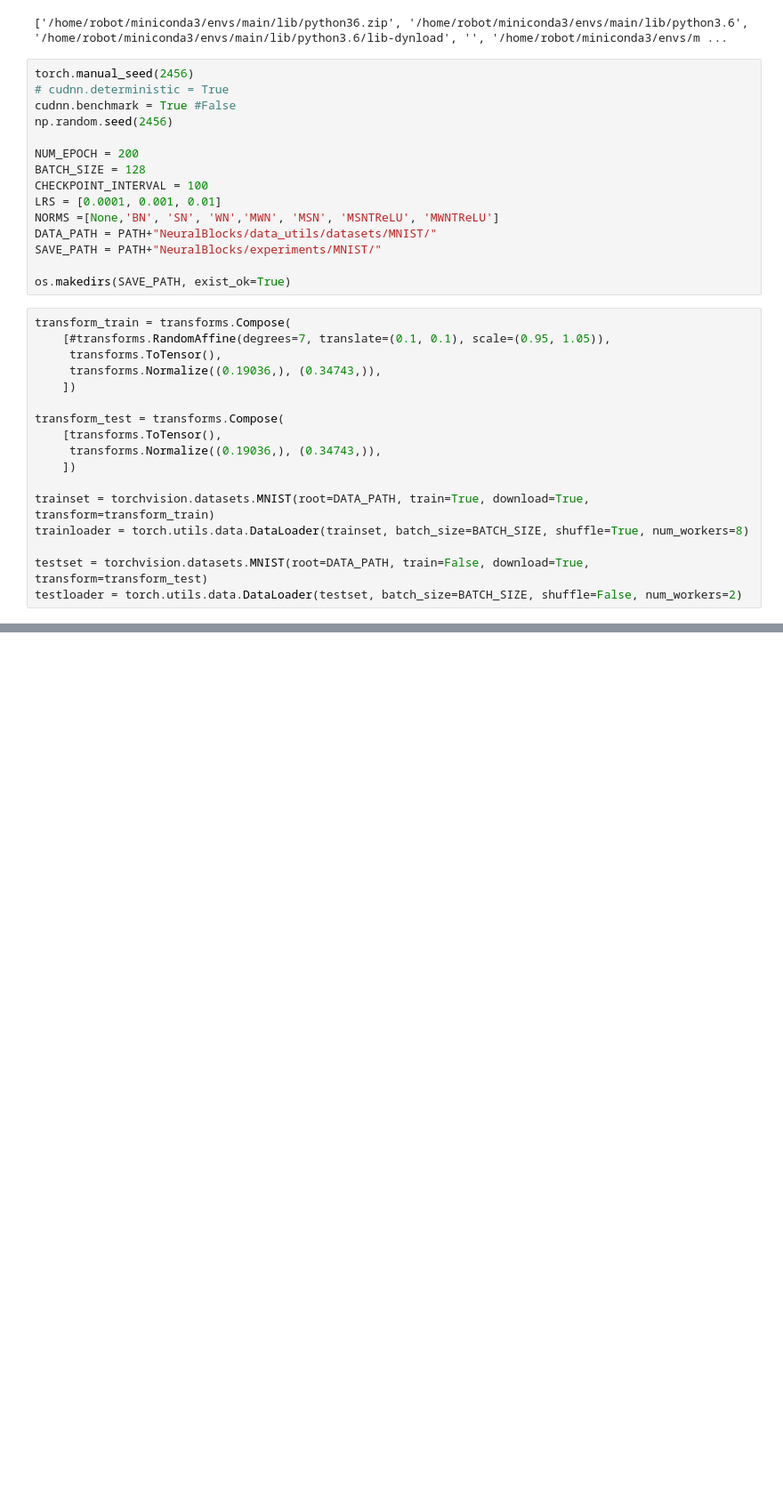
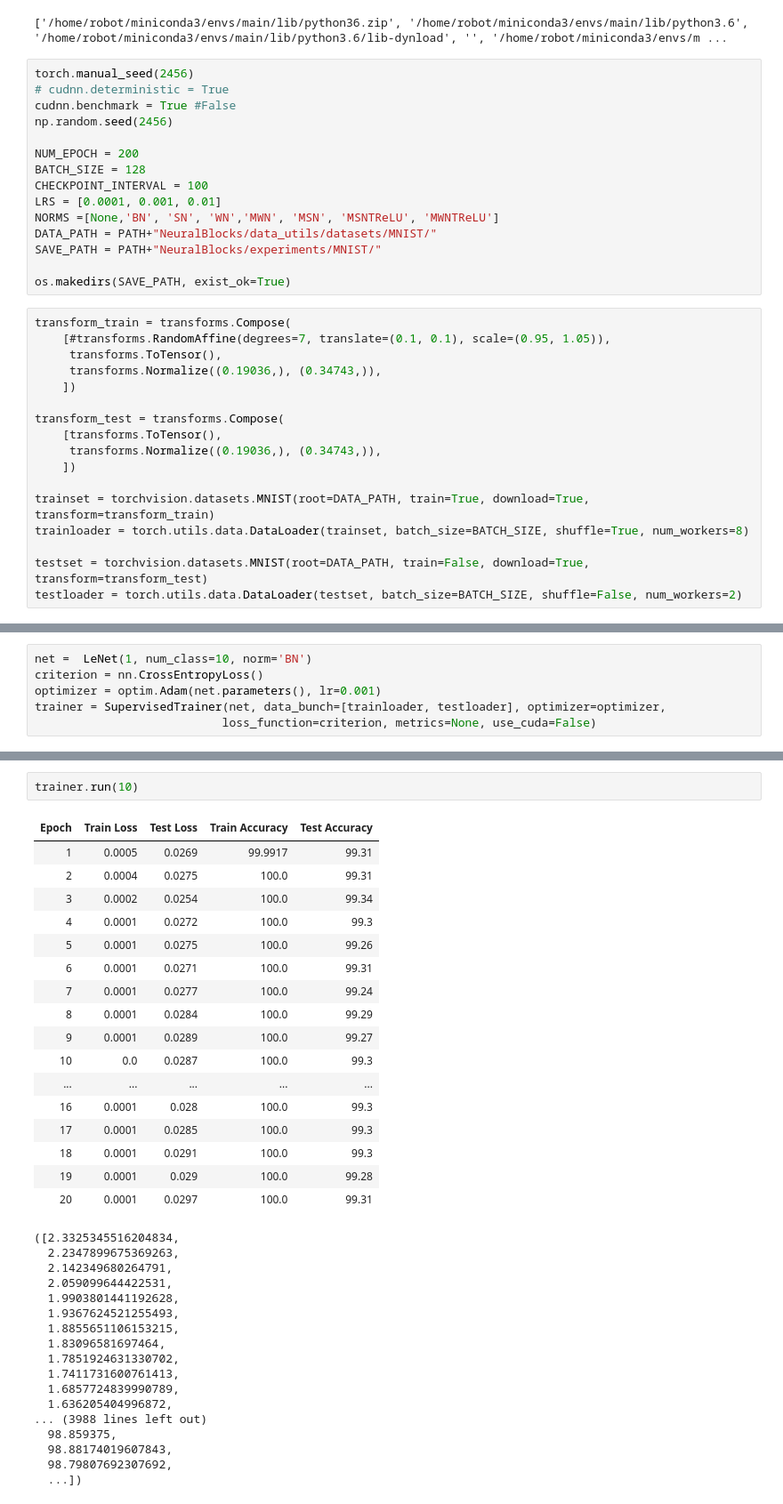
Before and after one commit to AntixK/NeuralBlocks, a Jupyter notebook: notebooks/MNIST_CNN.ipynb, the cells around one changed output, grey strips where cells are left out. Shown at 89% size. Cells and saved outputs as stored; diff of their text form; blank space fills up the shorter version.

Commit message:
Updated Supervised Trainer

```diff
--- a/notebooks/MNIST_CNN.ipynb
+++ b/notebooks/MNIST_CNN.ipynb
@@ -119,0 +58,6 @@ def test(epoch):
+# %%
+net =  LeNet(1, num_class=10, norm='BN')
+criterion = nn.CrossEntropyLoss()
+optimizer = optim.Adam(net.parameters(), lr=0.001)
+trainer = SupervisedTrainer(net, data_bunch=[trainloader, testloader], optimizer=optimizer,
+                           loss_function=criterion, metrics=None, use_cuda=False)
@@ -119,0 +66,37 @@ def test(epoch):
+# %%
+trainer.run(10)
+# %% [output]
+| Epoch | Train Loss | Test Loss | Train Accuracy | Test Accuracy |
+| 1 | 0.0005 | 0.0269 | 99.9917 | 99.31 |
+| 2 | 0.0004 | 0.0275 | 100.0 | 99.31 |
+| 3 | 0.0002 | 0.0254 | 100.0 | 99.34 |
+| 4 | 0.0001 | 0.0272 | 100.0 | 99.3 |
+| 5 | 0.0001 | 0.0275 | 100.0 | 99.26 |
+| 6 | 0.0001 | 0.0271 | 100.0 | 99.31 |
+| 7 | 0.0001 | 0.0277 | 100.0 | 99.24 |
+| 8 | 0.0001 | 0.0284 | 100.0 | 99.29 |
+| 9 | 0.0001 | 0.0289 | 100.0 | 99.27 |
+| 10 | 0.0 | 0.0287 | 100.0 | 99.3 |
+| ... | ... | ... | ... | ... |
+| 16 | 0.0001 | 0.028 | 100.0 | 99.3 |
+| 17 | 0.0001 | 0.0285 | 100.0 | 99.3 |
+| 18 | 0.0001 | 0.0291 | 100.0 | 99.3 |
+| 19 | 0.0001 | 0.029 | 100.0 | 99.28 |
+| 20 | 0.0001 | 0.0297 | 100.0 | 99.31 |
+([2.3325345516204834,
+  2.2347899675369263,
+  2.142349680264791,
+  2.059099644422531,
+  1.9903801441192628,
+  1.9367624521255493,
+  1.8855651106153215,
+  1.83096581697464,
+  1.7851924631330702,
+  1.7411731600761413,
+  1.6857724839990789,
+  1.636205404996872,
+... (3988 lines left out)
+  98.859375,
+  98.88174019607843,
+  98.79807692307692,
+  ...])
```
Also changed, not shown: parts of 16 cells of this notebook, 8 other files.
